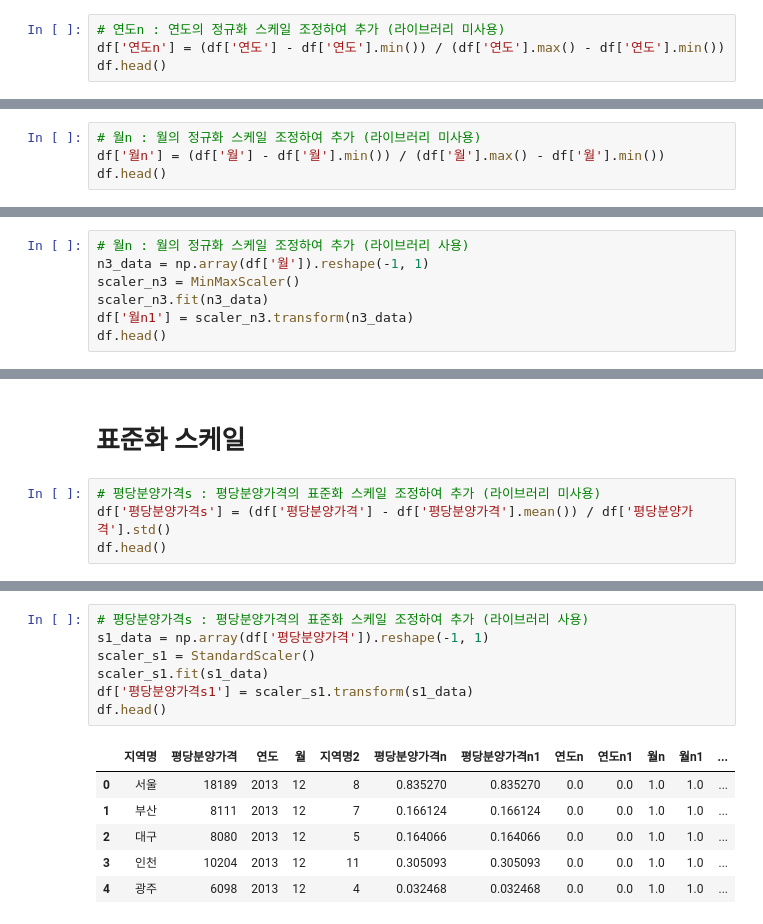
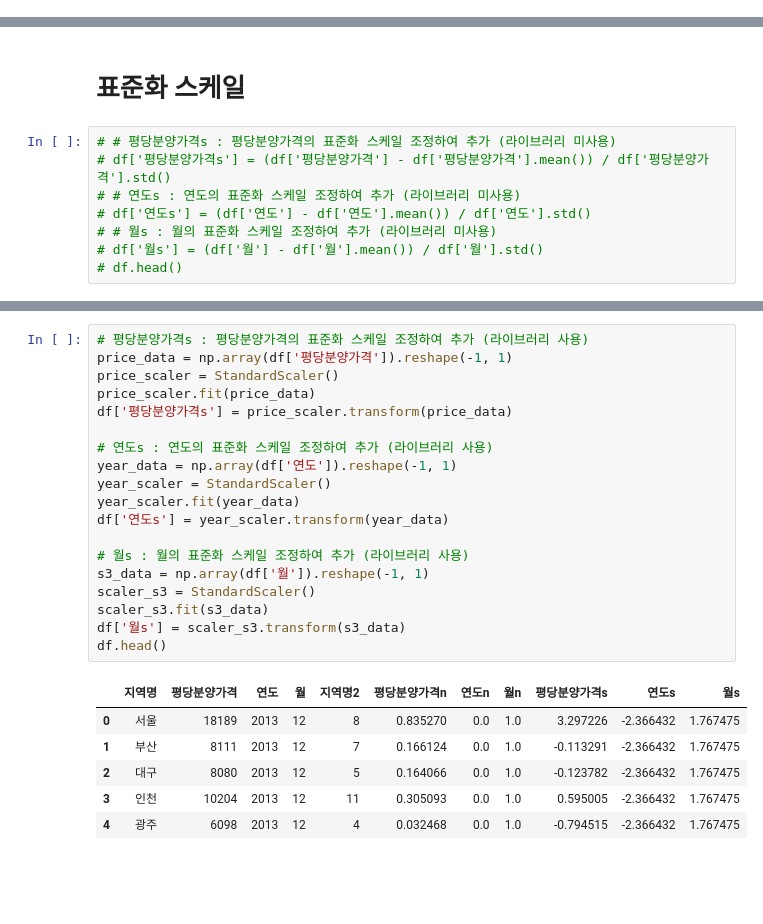
Before and after one commit to sehyeon24/ai, a Jupyter notebook: source/08_DeepLearning/라벨링인코딩_scale조정.ipynb, the cells around one changed output, grey strips where cells are left out. Cells and saved outputs as stored; diff of their text form; blank space fills up the shorter version.

```diff
--- a/source/08_DeepLearning/라벨링인코딩_scale조정.ipynb
+++ b/source/08_DeepLearning/라벨링인코딩_scale조정.ipynb
@@ -128,4 +107,0 @@ df.head()
-# %%
-# 연도n : 연도의 정규화 스케일 조정하여 추가 (라이브러리 미사용)
-df['연도n'] = (df['연도'] - df['연도'].min()) / (df['연도'].max() - df['연도'].min())
-df.head()
@@ -154,4 +107,0 @@ df.head()
-# %%
-# 월n : 월의 정규화 스케일 조정하여 추가 (라이브러리 미사용)
-df['월n'] = (df['월'] - df['월'].min()) / (df['월'].max() - df['월'].min())
-df.head()
@@ -165,7 +107,0 @@ df.head()
-# %%
-# 월n : 월의 정규화 스케일 조정하여 추가 (라이브러리 사용)
-n3_data = np.array(df['월']).reshape(-1, 1)
-scaler_n3 = MinMaxScaler()
-scaler_n3.fit(n3_data)
-df['월n1'] = scaler_n3.transform(n3_data)
-df.head()
@@ -179,6 +108,10 @@ df.head()
 # %% [markdown]
 # 표준화 스케일
 # %%
-# 평당분양가격s : 평당분양가격의 표준화 스케일 조정하여 추가 (라이브러리 미사용)
-df['평당분양가격s'] = (df['평당분양가격'] - df['평당분양가격'].mean()) / df['평당분양가격'].std()
-df.head()
+# # 평당분양가격s : 평당분양가격의 표준화 스케일 조정하여 추가 (라이브러리 미사용)
+# df['평당분양가격s'] = (df['평당분양가격'] - df['평당분양가격'].mean()) / df['평당분양가격'].std()
+# # 연도s : 연도의 표준화 스케일 조정하여 추가 (라이브러리 미사용)
+# df['연도s'] = (df['연도'] - df['연도'].mean()) / df['연도'].std()
+# # 월s : 월의 표준화 스케일 조정하여 추가 (라이브러리 미사용)
+# df['월s'] = (df['월'] - df['월'].mean()) / df['월'].std()
+# df.head()
@@ -192,14 +118,26 @@ df.head()
 # %%
 # 평당분양가격s : 평당분양가격의 표준화 스케일 조정하여 추가 (라이브러리 사용)
-s1_data = np.array(df['평당분양가격']).reshape(-1, 1)
-scaler_s1 = StandardScaler()
-scaler_s1.fit(s1_data)
-df['평당분양가격s1'] = scaler_s1.transform(s1_data)
+price_data = np.array(df['평당분양가격']).reshape(-1, 1)
+price_scaler = StandardScaler()
+price_scaler.fit(price_data)
+df['평당분양가격s'] = price_scaler.transform(price_data)
+
+# 연도s : 연도의 표준화 스케일 조정하여 추가 (라이브러리 사용)
+year_data = np.array(df['연도']).reshape(-1, 1)
+year_scaler = StandardScaler()
+year_scaler.fit(year_data)
+df['연도s'] = year_scaler.transform(year_data)
+
+# 월s : 월의 표준화 스케일 조정하여 추가 (라이브러리 사용)
+s3_data = np.array(df['월']).reshape(-1, 1)
+scaler_s3 = StandardScaler()
+scaler_s3.fit(s3_data)
+df['월s'] = scaler_s3.transform(s3_data)
 df.head()
 # %% [output]
-|  | 지역명 | 평당분양가격 | 연도 | 월 | 지역명2 | 평당분양가격n | 평당분양가격n1 | 연도n | 연도n1 | 월n | 월n1 | ... |
-| 0 | 서울 | 18189 | 2013 | 12 | 8 | 0.835270 | 0.835270 | 0.0 | 0.0 | 1.0 | 1.0 | ... |
-| 1 | 부산 | 8111 | 2013 | 12 | 7 | 0.166124 | 0.166124 | 0.0 | 0.0 | 1.0 | 1.0 | ... |
-| 2 | 대구 | 8080 | 2013 | 12 | 5 | 0.164066 | 0.164066 | 0.0 | 0.0 | 1.0 | 1.0 | ... |
-| 3 | 인천 | 10204 | 2013 | 12 | 11 | 0.305093 | 0.305093 | 0.0 | 0.0 | 1.0 | 1.0 | ... |
-| 4 | 광주 | 6098 | 2013 | 12 | 4 | 0.032468 | 0.032468 | 0.0 | 0.0 | 1.0 | 1.0 | ... |
+|  | 지역명 | 평당분양가격 | 연도 | 월 | 지역명2 | 평당분양가격n | 연도n | 월n | 평당분양가격s | 연도s | 월s |
+| 0 | 서울 | 18189 | 2013 | 12 | 8 | 0.835270 | 0.0 | 1.0 | 3.297226 | -2.366432 | 1.767475 |
+| 1 | 부산 | 8111 | 2013 | 12 | 7 | 0.166124 | 0.0 | 1.0 | -0.113291 | -2.366432 | 1.767475 |
+| 2 | 대구 | 8080 | 2013 | 12 | 5 | 0.164066 | 0.0 | 1.0 | -0.123782 | -2.366432 | 1.767475 |
+| 3 | 인천 | 10204 | 2013 | 12 | 11 | 0.305093 | 0.0 | 1.0 | 0.595005 | -2.366432 | 1.767475 |
+| 4 | 광주 | 6098 | 2013 | 12 | 4 | 0.032468 | 0.0 | 1.0 | -0.794515 | -2.366432 | 1.767475 |
```
Also changed, not shown: parts of 21 cells of this notebook, 2 other files.
